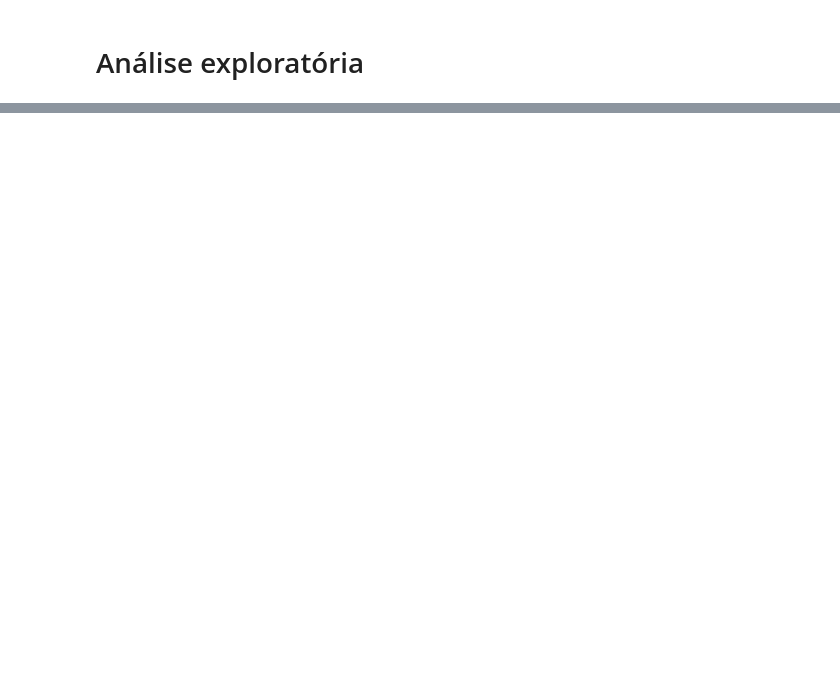
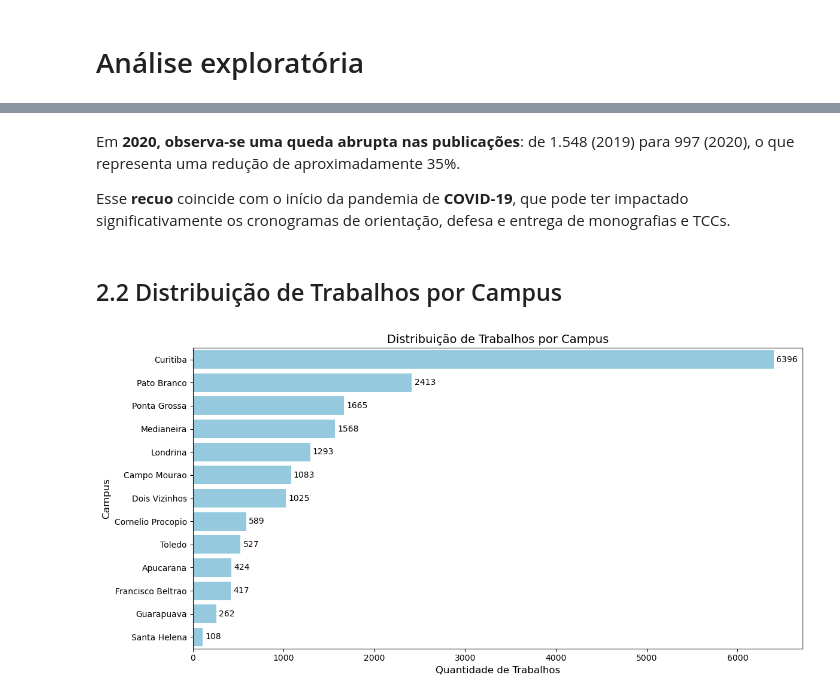
Before and after one commit to guilherme9718/analise-publicacoes-riut-utfpr, a Jupyter notebook: analise_exploratoria.ipynb, the cells around one changed output, grey strips where cells are left out. Drawn from its saved outputs; the diff is of its cells as text; code cells hidden in the pictures; blank space fills up the shorter version.

```diff
--- a/analise_exploratoria.ipynb
+++ b/analise_exploratoria.ipynb
@@ -287,0 +222,36 @@ ValueError: too many values to unpack (expected 2)
+# %% [markdown]
+Em **2020, observa-se uma queda abrupta nas publicações**: de 1.548 (2019) para 997 (2020), o que representa uma redução de aproximadamente 35%.
+
+Esse **recuo** coincide com o início da pandemia de **COVID-19**, que pode ter impactado significativamente os cronogramas de orientação, defesa e entrega de monografias e TCCs.
+# %% [markdown]
+## 2.2 Distribuição de Trabalhos por Campus
+# %%
+# Filtrar dados (sem Reitoria)
+dfc = df[df['campus'] != 'Reitoria']
+
+# Contar quantidade de trabalhos por campus
+campus_counts = dfc['campus'].value_counts()
+
+# Criar gráfico
+plt.figure(figsize=(12, 6))
+ax = sns.countplot(
+    data=dfc,
+    y='campus',
+    order=campus_counts.index,
+    color='skyblue'
+)
+
+# Gerar rótulos com os números absolutos
+labels = [str(campus_counts[c]) for c in campus_counts.index]
+
+# Adicionar rótulos ao lado das barras
+ax.bar_label(ax.containers[0], labels=labels, padding=3, fontsize=10)
+
+# Estética
+plt.title('Distribuição de Trabalhos por Campus', fontsize=14)
+plt.xlabel('Quantidade de Trabalhos', fontsize=12)
+plt.ylabel('Campus', fontsize=12)
+plt.tight_layout()
+plt.show()
+# %% [output]
+[figure, added]
```
Also changed, not shown: parts of 61 cells of this notebook.
